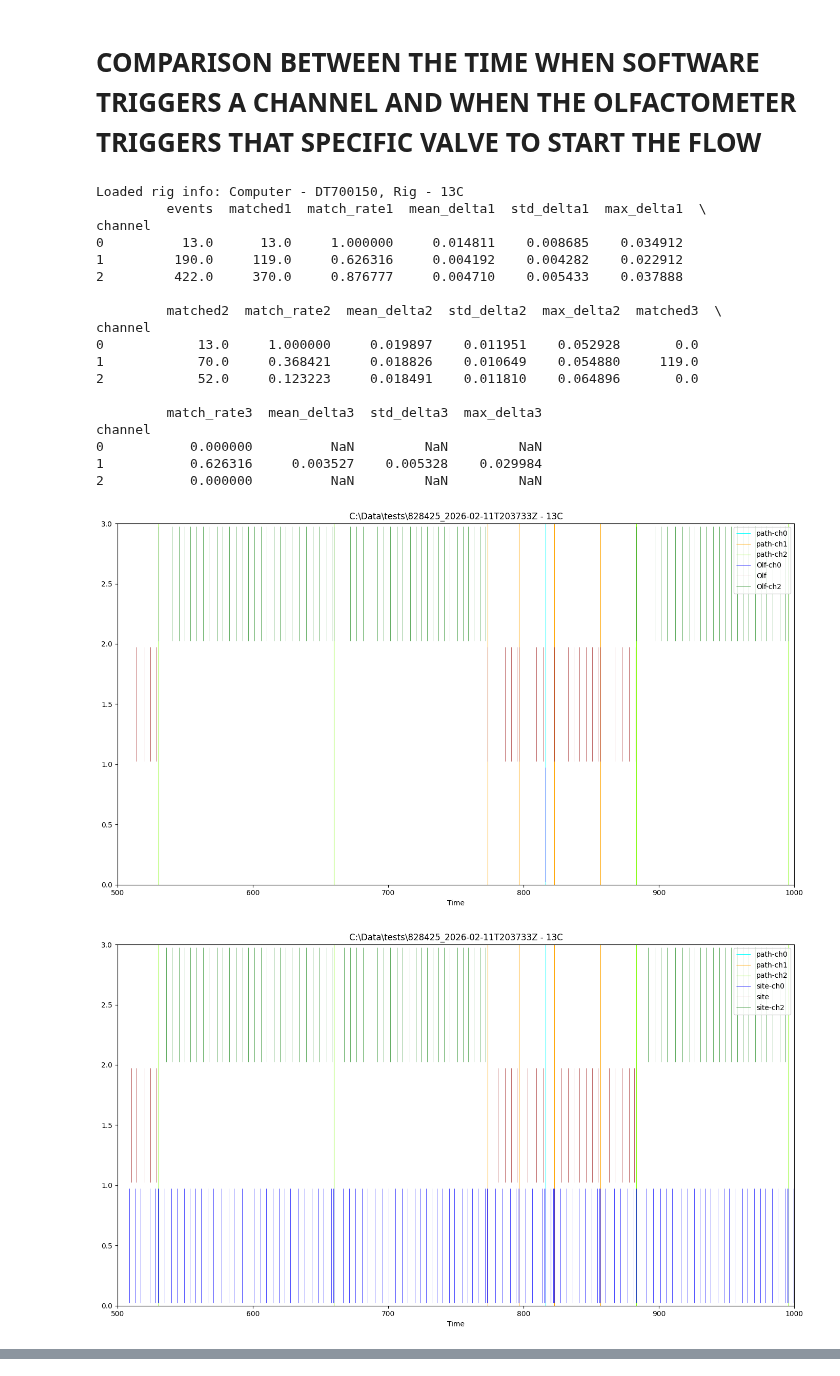
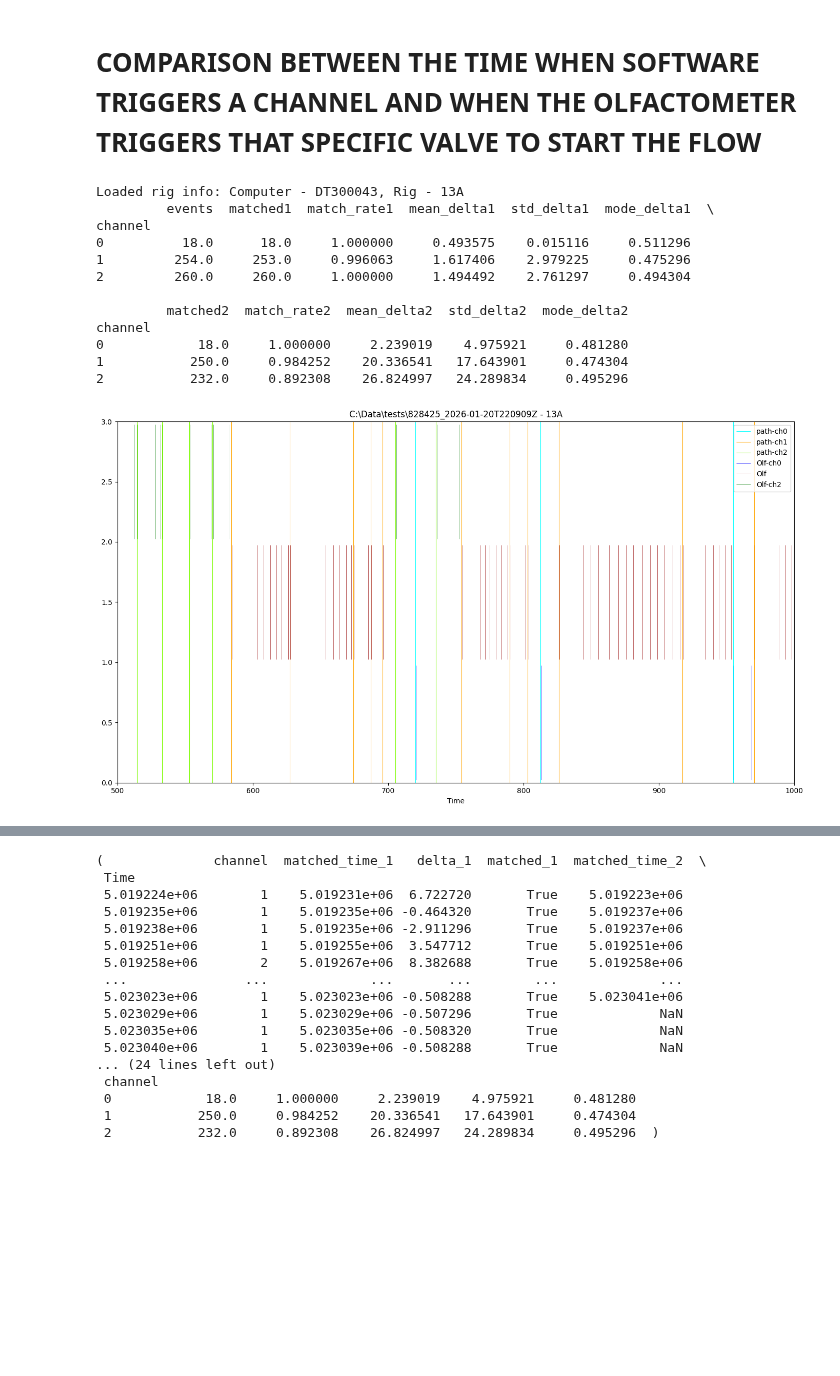
Before and after one commit to DaniAlcAlv/Olfactometer-cal, a Jupyter notebook: src/Compare sw vs olf trigger.ipynb, the cells around one changed output, grey strips where cells are left out. Cells and saved outputs as stored; diff of their text form; code cells hidden in the pictures; blank space fills up the shorter version.

```diff
--- a/src/Compare sw vs olf trigger.ipynb
+++ b/src/Compare sw vs olf trigger.ipynb
@@ -235,27 +256,20 @@ def run_analysis_in_single_folder(base_path: str, rig_n: str|None = None, xlim:
 # %%
 #Single analysis
 
-base_path = r"C:\Data\tests\828425_2026-02-11T203733Z"
+base_path = r"C:\Data\tests\828425_2026-01-20T220909Z"
 rig = get_rig_n(base_path)
 run_analysis_in_single_folder(base_path, rig_n=rig, xlim=(500,1000))
 # %% [output]
-Loaded rig info: Computer - DT700150, Rig - 13C
-         events  matched1  match_rate1  mean_delta1  std_delta1  max_delta1  \
+Loaded rig info: Computer - DT300043, Rig - 13A
+         events  matched1  match_rate1  mean_delta1  std_delta1  mode_delta1  \
 channel
-0          13.0      13.0     1.000000     0.014811    0.008685    0.034912
-1         190.0     119.0     0.626316     0.004192    0.004282    0.022912
-2         422.0     370.0     0.876777     0.004710    0.005433    0.037888
+0          18.0      18.0     1.000000     0.493575    0.015116     0.511296
+1         254.0     253.0     0.996063     1.617406    2.979225     0.475296
+2         260.0     260.0     1.000000     1.494492    2.761297     0.494304
 
-         matched2  match_rate2  mean_delta2  std_delta2  max_delta2  matched3  \
+         matched2  match_rate2  mean_delta2  std_delta2  mode_delta2
 channel
-0            13.0     1.000000     0.019897    0.011951    0.052928       0.0
-1            70.0     0.368421     0.018826    0.010649    0.054880     119.0
-2            52.0     0.123223     0.018491    0.011810    0.064896       0.0
-
-         match_rate3  mean_delta3  std_delta3  max_delta3
-channel
-0           0.000000          NaN         NaN         NaN
-1           0.626316     0.003527    0.005328    0.029984
-2           0.000000          NaN         NaN         NaN
+0            18.0     1.000000     2.239019    4.975921     0.481280
+1           250.0     0.984252    20.336541   17.643901     0.474304
+2           232.0     0.892308    26.824997   24.289834     0.495296
-[figure, old version]
+[figure, new version]
-[figure, removed]
@@ -263,3 +276,20 @@ channel
+(              channel  matched_time_1   delta_1  matched_1  matched_time_2  \
+ Time
+ 5.019224e+06        1    5.019231e+06  6.722720       True    5.019223e+06
+ 5.019235e+06        1    5.019235e+06 -0.464320       True    5.019237e+06
+ 5.019238e+06        1    5.019235e+06 -2.911296       True    5.019237e+06
+ 5.019251e+06        1    5.019255e+06  3.547712       True    5.019251e+06
+ 5.019258e+06        2    5.019267e+06  8.382688       True    5.019258e+06
+ ...               ...             ...       ...        ...             ...
+ 5.023023e+06        1    5.023023e+06 -0.508288       True    5.023041e+06
+ 5.023029e+06        1    5.023029e+06 -0.507296       True             NaN
+ 5.023035e+06        1    5.023035e+06 -0.508320       True             NaN
+ 5.023040e+06        1    5.023039e+06 -0.508288       True             NaN
+... (24 lines left out)
+ channel
+ 0            18.0     1.000000     2.239019    4.975921     0.481280
+ 1           250.0     0.984252    20.336541   17.643901     0.474304
+ 2           232.0     0.892308    26.824997   24.289834     0.495296  )
 # %%
 # Analysis of all tests inside a given directory
 
```
Also changed, not shown: parts of 3 cells of this notebook, 1 other file.
